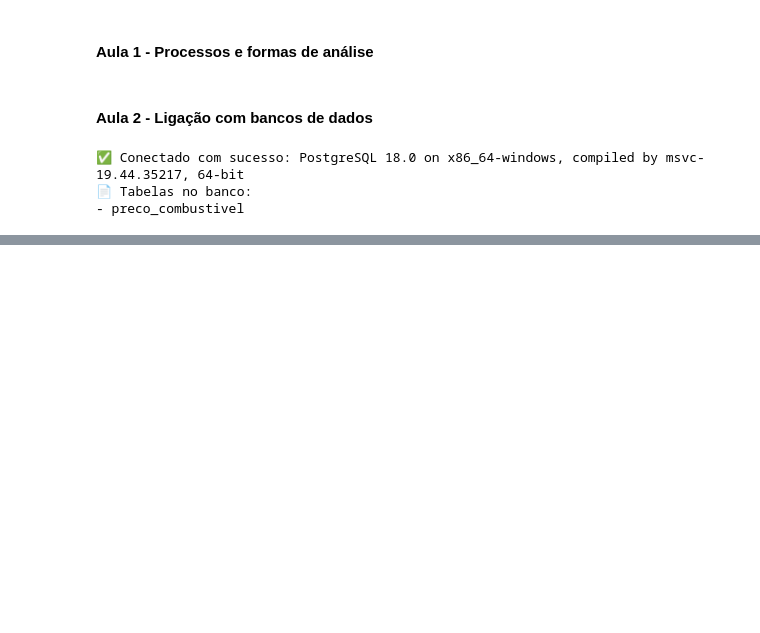
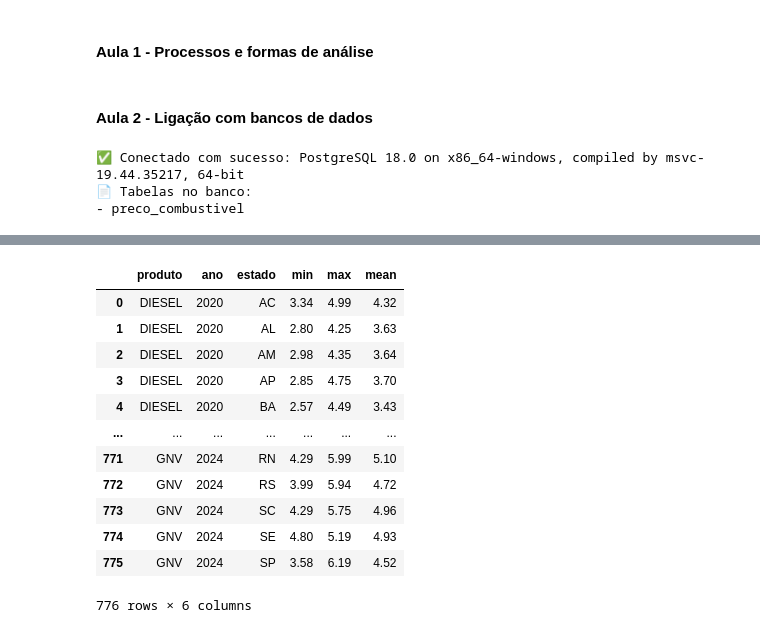
Before and after one commit to RicardViana/fiap-data-viz-and-production-models, a Jupyter notebook: analise_de_negocios.ipynb, the cells around one changed output, grey strips where cells are left out. Cells and saved outputs as stored; diff of their text form; code cells hidden in the pictures; blank space fills up the shorter version.

```diff
--- a/analise_de_negocios.ipynb
+++ b/analise_de_negocios.ipynb
@@ -703,0 +797,18 @@ Amostra dos dados carregados (5 ultimas linhas):
+# %%
+# Consultado os valores mínimos, máximos e médios dos produtos por ano e estado
+df_anp_valor_estado = df_anp[['ano', 'produto', 'estado','valor_venda']].copy()
+df_anp_valor_estado.groupby(['produto', 'ano','estado'])['valor_venda'].agg(['min', 'max', 'mean']).round(2).reset_index()
+# %% [output]
+|  | produto | ano | estado | min | max | mean |
+| 0 | DIESEL | 2020 | AC | 3.34 | 4.99 | 4.32 |
+| 1 | DIESEL | 2020 | AL | 2.80 | 4.25 | 3.63 |
+| 2 | DIESEL | 2020 | AM | 2.98 | 4.35 | 3.64 |
+| 3 | DIESEL | 2020 | AP | 2.85 | 4.75 | 3.70 |
+| 4 | DIESEL | 2020 | BA | 2.57 | 4.49 | 3.43 |
+| ... | ... | ... | ... | ... | ... | ... |
+| 771 | GNV | 2024 | RN | 4.29 | 5.99 | 5.10 |
+| 772 | GNV | 2024 | RS | 3.99 | 5.94 | 4.72 |
+| 773 | GNV | 2024 | SC | 4.29 | 5.75 | 4.96 |
+| 774 | GNV | 2024 | SE | 4.80 | 5.19 | 4.93 |
+| 775 | GNV | 2024 | SP | 3.58 | 6.19 | 4.52 |
+776 rows × 6 columns
```
Also changed, not shown: parts of 18 cells of this notebook.
